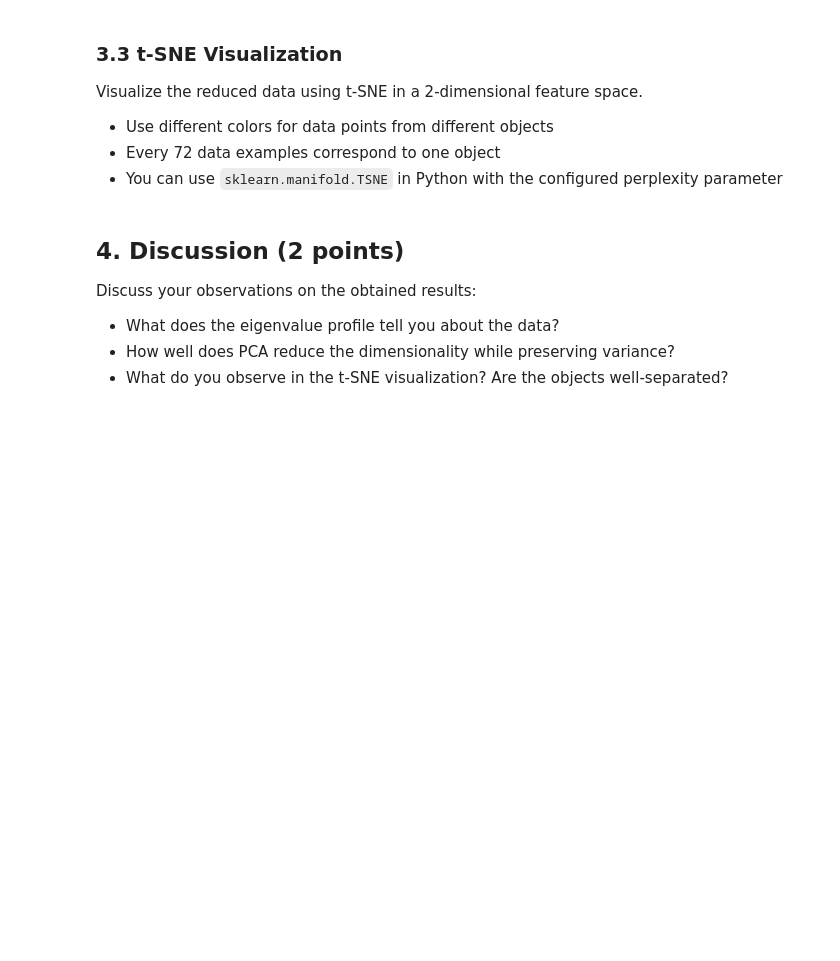
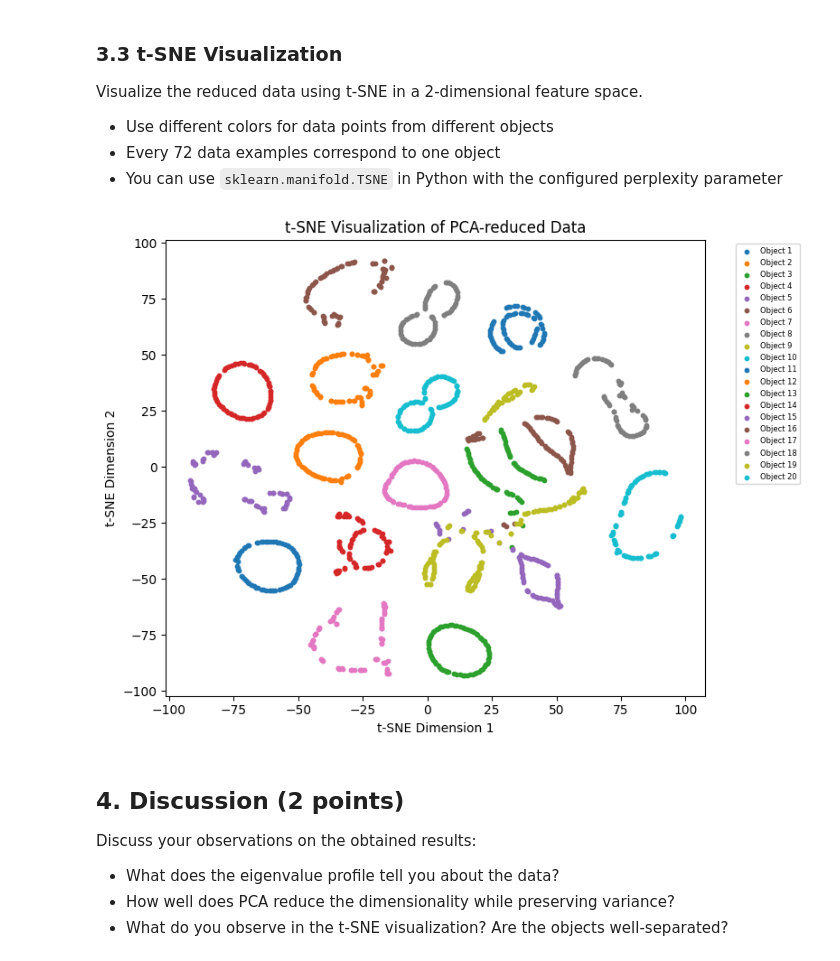
Before and after one commit to littlePanda2/ml-assignments, a Jupyter notebook: assignment1.ipynb, the cells around one changed output. Saved outputs shown, nothing was run; the diff lists cells and outputs as text; code cells hidden in the pictures; blank space fills up the shorter version.

```diff
--- a/assignment1.ipynb
+++ b/assignment1.ipynb
@@ -89,6 +93,7 @@ def PCA(x, d):
     # Step 1: Normalize the data (mean centering and standardization)
     x_mean = x.mean(axis=0)
     x_std = x.std(axis=0)
+    x_std[x_std == 0] = 1.0 # for division by zero
     x_normalized = (x - x_mean) / x_std
 
     # Step 2: Compute covariance matrix
@@ -171,3 +195,31 @@ Visualize the reduced data using t-SNE in a 2-dimensional feature space.
+# %%
+# TODO: Visualize reduced data using t-SNE in 2D
+# Hint: Use different colors for each of the 20 objects
+
+# Visualize reduced data using t-SNE in 2D
+
+tsne = TSNE(n_components=2, perplexity=tsne_perplexity, random_state=42)
+Z_tsne = tsne.fit_transform(Z_d)
+
+plt.figure(figsize=(8,6))
+
+# 20 objects each has 72 images
+for i in range(20):
+    start = i * 72
+    end = (i + 1) * 72
+    plt.scatter(Z_tsne[start:end, 0],
+                Z_tsne[start:end, 1],
+                label=f"Object {i+1}",
+                s=10)
+
+plt.title("t-SNE visualization of PCA-reduced data")
+plt.xlabel("t-SNE dimension 1")
+plt.ylabel("t-SNE dimension 2")
+plt.legend(bbox_to_anchor=(1.05,1), loc ='upper left', fontsize=6)
+plt.tight_layout()
+plt.show()
+# %% [output]
+[figure, added]
 # %% [markdown]
 ## 4. Discussion (2 points)
 
```
Also changed, not shown: parts of 12 cells of this notebook.
